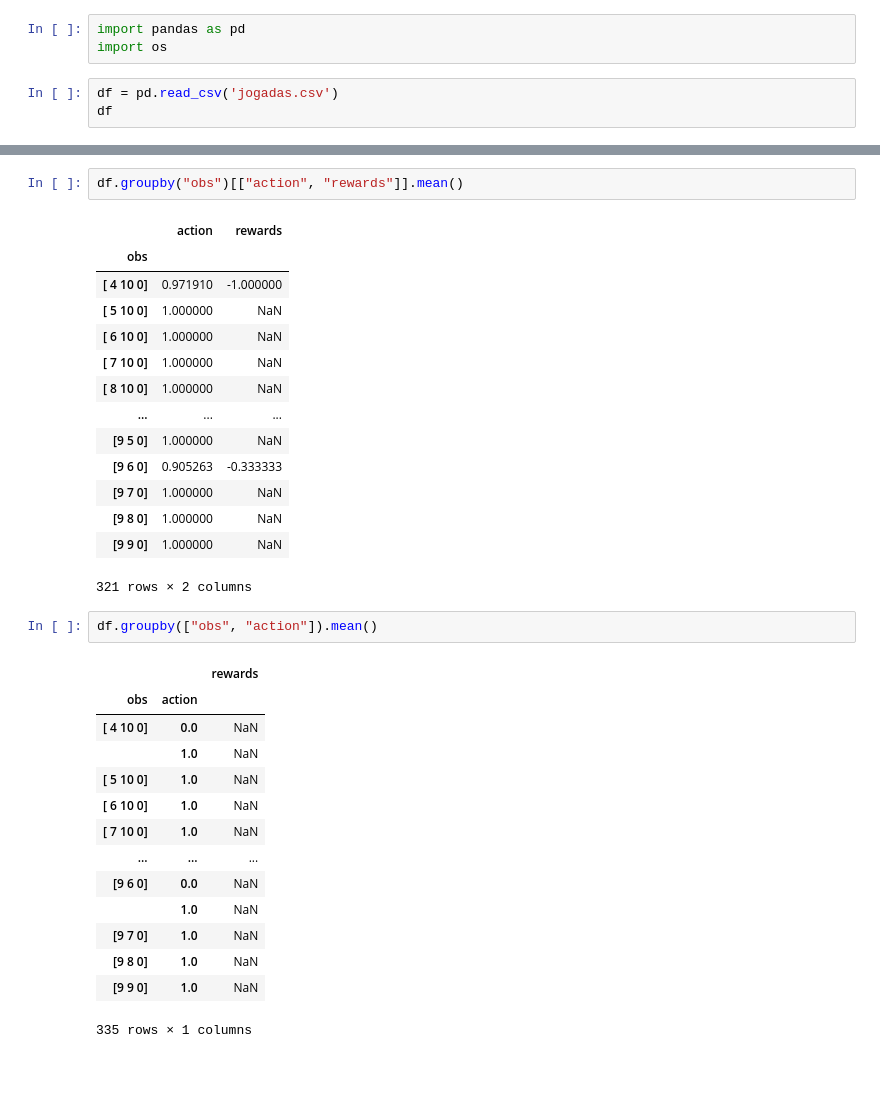
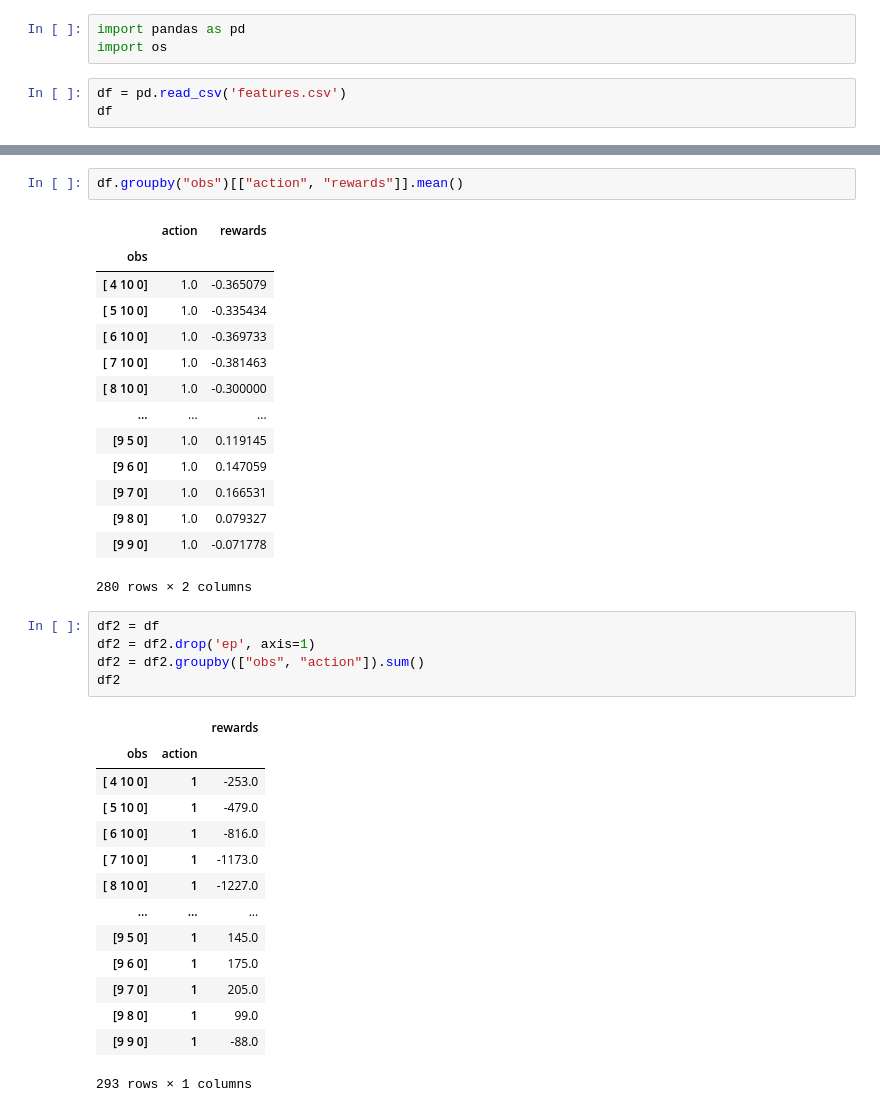
Before and after one commit to ristovski123/ISIA2, a Jupyter notebook: Untitled.ipynb, the cells around one changed output, grey strips where cells are left out. Saved outputs shown, nothing was run; the diff lists cells and outputs as text; blank space fills up the shorter version.

```diff
--- a/Untitled.ipynb
+++ b/Untitled.ipynb
@@ -2,6 +2,6 @@
 import pandas as pd
 import os
 # %%
-df = pd.read_csv('jogadas.csv')
+df = pd.read_csv('features.csv')
 df
 # %% [output]
@@ -64,32 +31,35 @@ df.groupby("obs")[["action", "rewards"]].mean()
 # %% [output]
 |  | action | rewards |
 | obs |  |  |
-| [ 4 10 0] | 0.971910 | -1.000000 |
-| [ 5 10 0] | 1.000000 | NaN |
-| [ 6 10 0] | 1.000000 | NaN |
-| [ 7 10 0] | 1.000000 | NaN |
-| [ 8 10 0] | 1.000000 | NaN |
+| [ 4 10 0] | 1.0 | -0.365079 |
+| [ 5 10 0] | 1.0 | -0.335434 |
+| [ 6 10 0] | 1.0 | -0.369733 |
+| [ 7 10 0] | 1.0 | -0.381463 |
+| [ 8 10 0] | 1.0 | -0.300000 |
 | ... | ... | ... |
-| [9 5 0] | 1.000000 | NaN |
-| [9 6 0] | 0.905263 | -0.333333 |
-| [9 7 0] | 1.000000 | NaN |
-| [9 8 0] | 1.000000 | NaN |
-| [9 9 0] | 1.000000 | NaN |
+| [9 5 0] | 1.0 | 0.119145 |
+| [9 6 0] | 1.0 | 0.147059 |
+| [9 7 0] | 1.0 | 0.166531 |
+| [9 8 0] | 1.0 | 0.079327 |
+| [9 9 0] | 1.0 | -0.071778 |
-321 rows × 2 columns
+280 rows × 2 columns
 # %%
-df.groupby(["obs", "action"]).mean()
+df2 = df
+df2 = df2.drop('ep', axis=1)
+df2 = df2.groupby(["obs", "action"]).sum()
+df2
 # %% [output]
 |  |  | rewards |
 | obs | action |  |
-| [ 4 10 0] | 0.0 | NaN |
-|  | 1.0 | NaN |
-| [ 5 10 0] | 1.0 | NaN |
-| [ 6 10 0] | 1.0 | NaN |
-| [ 7 10 0] | 1.0 | NaN |
+| [ 4 10 0] | 1 | -253.0 |
+| [ 5 10 0] | 1 | -479.0 |
+| [ 6 10 0] | 1 | -816.0 |
+| [ 7 10 0] | 1 | -1173.0 |
+| [ 8 10 0] | 1 | -1227.0 |
 | ... | ... | ... |
-| [9 6 0] | 0.0 | NaN |
-|  | 1.0 | NaN |
-| [9 7 0] | 1.0 | NaN |
-| [9 8 0] | 1.0 | NaN |
-| [9 9 0] | 1.0 | NaN |
+| [9 5 0] | 1 | 145.0 |
+| [9 6 0] | 1 | 175.0 |
+| [9 7 0] | 1 | 205.0 |
+| [9 8 0] | 1 | 99.0 |
+| [9 9 0] | 1 | -88.0 |
-335 rows × 1 columns
+293 rows × 1 columns
```
Also changed, not shown: parts of 10 cells of this notebook, 3 other files.
